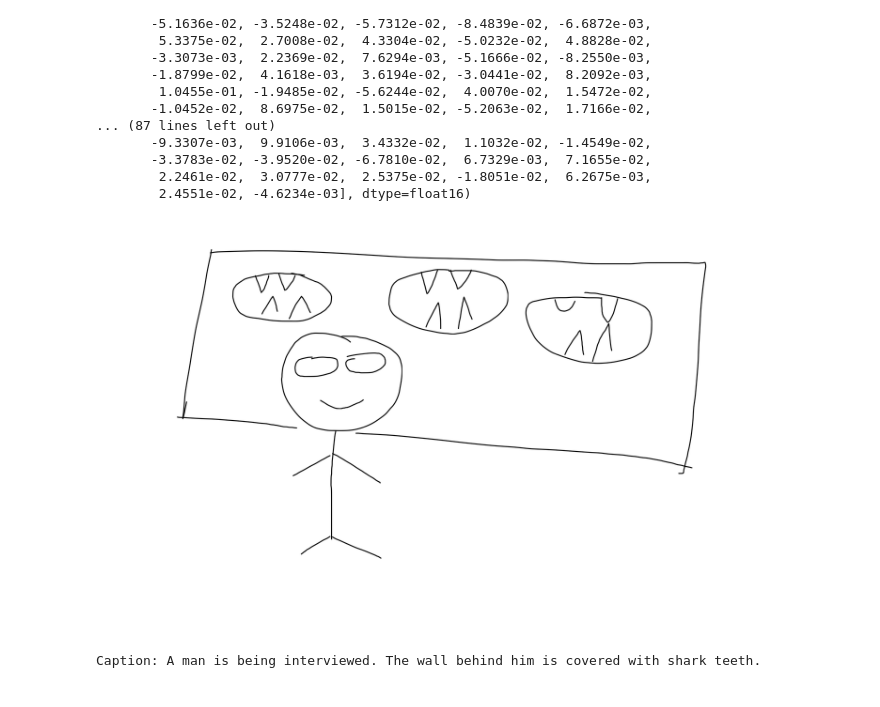
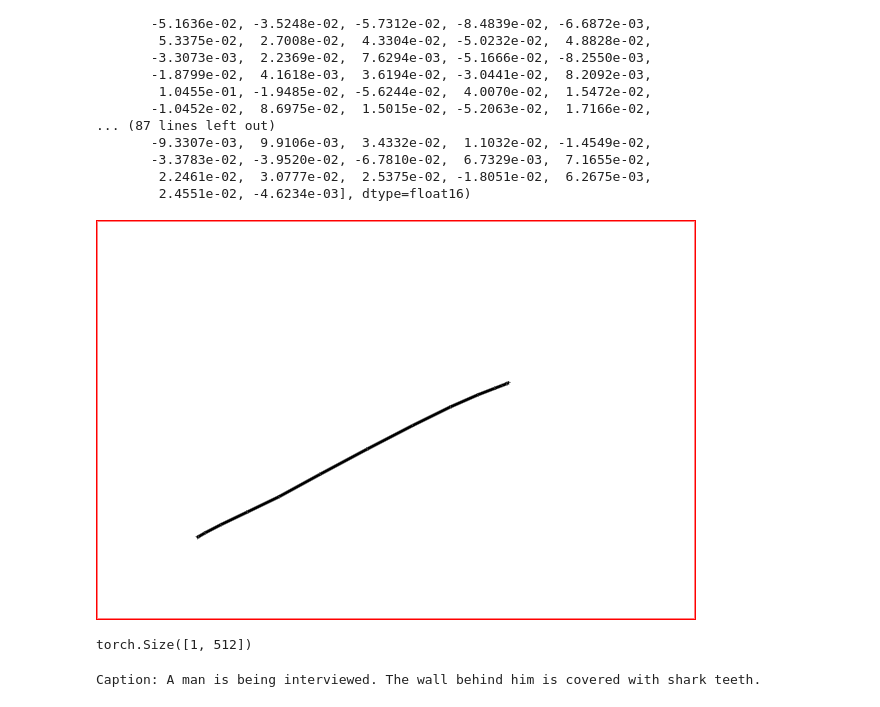
Before and after one commit to vtphatt2/chatKPT-2024-AIC-HCMC, a Jupyter notebook: src/task-former/main.ipynb, the cells around one changed output. Cells and saved outputs as stored; diff of their text form; code cells hidden in the pictures.

```diff
--- a/src/task-former/main.ipynb
+++ b/src/task-former/main.ipynb
@@ -214,15 +214,19 @@ model = model.to(device).eval()
 
 nbrs = NearestNeighbors(n_neighbors=10, algorithm='brute', metric='cosine').fit(feats)
 # %%
-sketch_path = "Drawing.png"
+sketch_path = "my_drawing.png"
 sketch = Image.open(sketch_path)
 sketch
 # %% [output]
-[figure, old version]
+[figure, new version]
 # %%
 caption = 'A man is being interviewed. The wall behind him is covered with shark teeth.'
 # %%
 query_feat = get_feature(sketch, caption)
+# %%
+query_feat.shape
+# %% [output]
+torch.Size([1, 512])
 # %%
 def get_image_list(query_feat):
 
```
Also changed, not shown: 5 other files.
